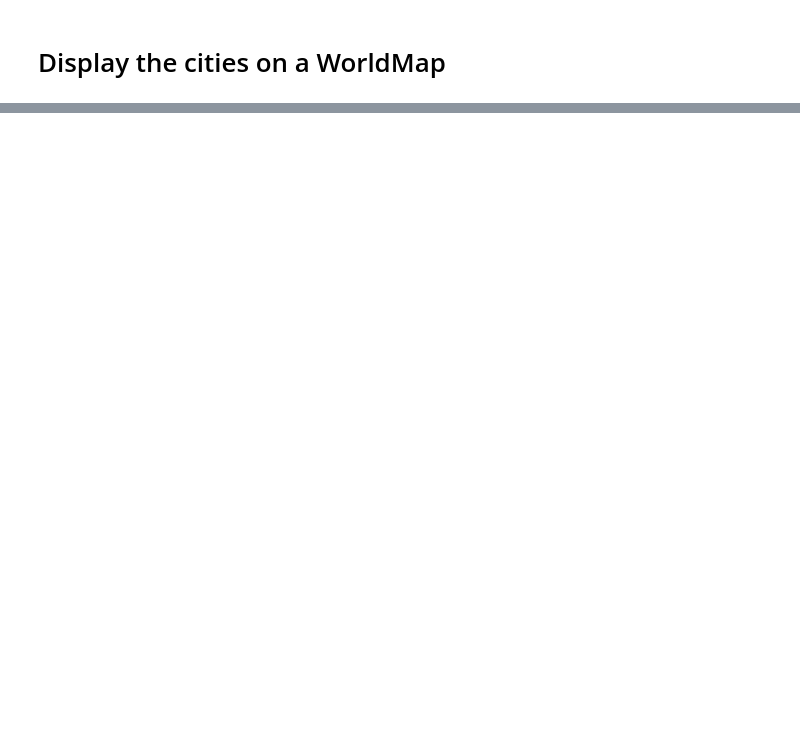
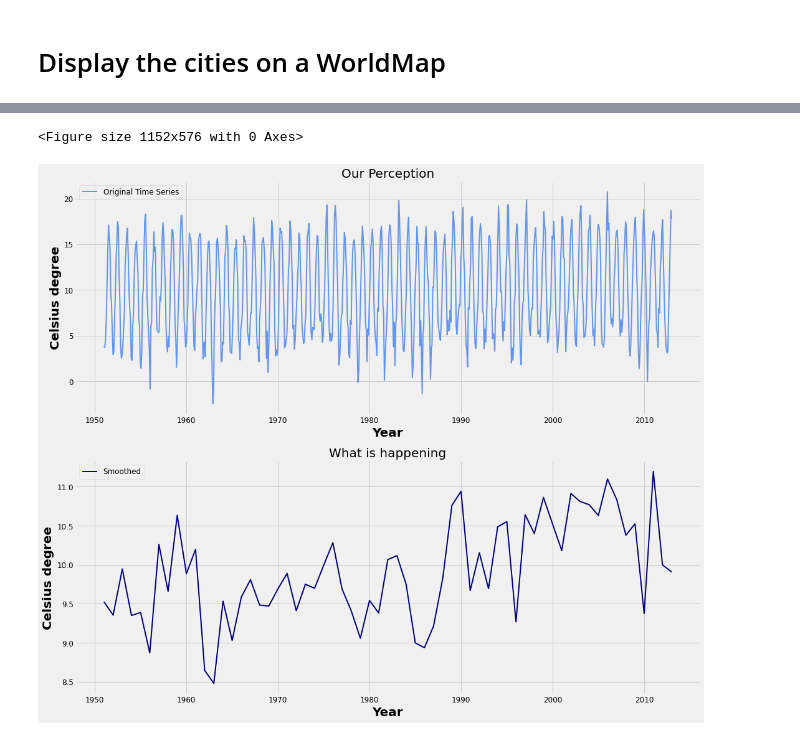
Before and after one commit to PieroPaialungaAI/ClimateChange, a Jupyter notebook: Overview.ipynb, the cells around one changed output, grey strips where cells are left out. Drawn from its saved outputs; the diff is of its cells as text; code cells hidden in the pictures; blank space fills up the shorter version.

```diff
--- a/Overview.ipynb
+++ b/Overview.ipynb
@@ -294,0 +275,6 @@ df.to_csv('ClimateData.csv')
+# %%
+London=df[df['City']=='London']
+YEAR_LON=[]
+for y in London.year.drop_duplicates().tolist():
+    YEAR_LON.append(London[London['year']==y].AverageTemperature.mean())
+years=London.year.drop_duplicates().tolist()
@@ -294,0 +301,27 @@ df.to_csv('ClimateData.csv')
+# %%
+plt.subplots_adjust(top=5.)
+# %% [output]
+<Figure size 1152x576 with 0 Axes>
+# %%
+plt.subplot(2,1,1)
+plt.subplots_adjust(top=1.5)
+
+plt.plot(T,np.array(df[df['City']=='London'].AverageTemperature),label='Original Time Series',color='cornflowerblue')
+plt.grid(True)
+#plt.plot(years,YEAR_LON,label='Smoothed',color='navy')
+plt.title('Our Perception',fontsize=20)
+plt.ylabel('Celsius degree',fontsize=20)
+plt.xlabel('Year',fontsize=20)
+plt.legend()
+#plt.xticks(np.arange(0,len(YEAR_LON),10),np.arange(min(years),max(years),10))
+plt.grid(True)
+plt.subplot(2,1,2)
+plt.title('What is happening',fontsize=20)
+plt.plot(years,YEAR_LON,label='Smoothed',color='navy')
+plt.ylabel('Celsius degree',fontsize=20)
+plt.xlabel('Year',fontsize=20)
+plt.legend()
+#plt.xticks(np.arange(0,len(YEAR_LON),10),np.arange(min(years),max(years),10))
+plt.grid(True)
+# %% [output]
+[figure, added]
```
Also changed, not shown: parts of 60 cells of this notebook, 7 other files.
